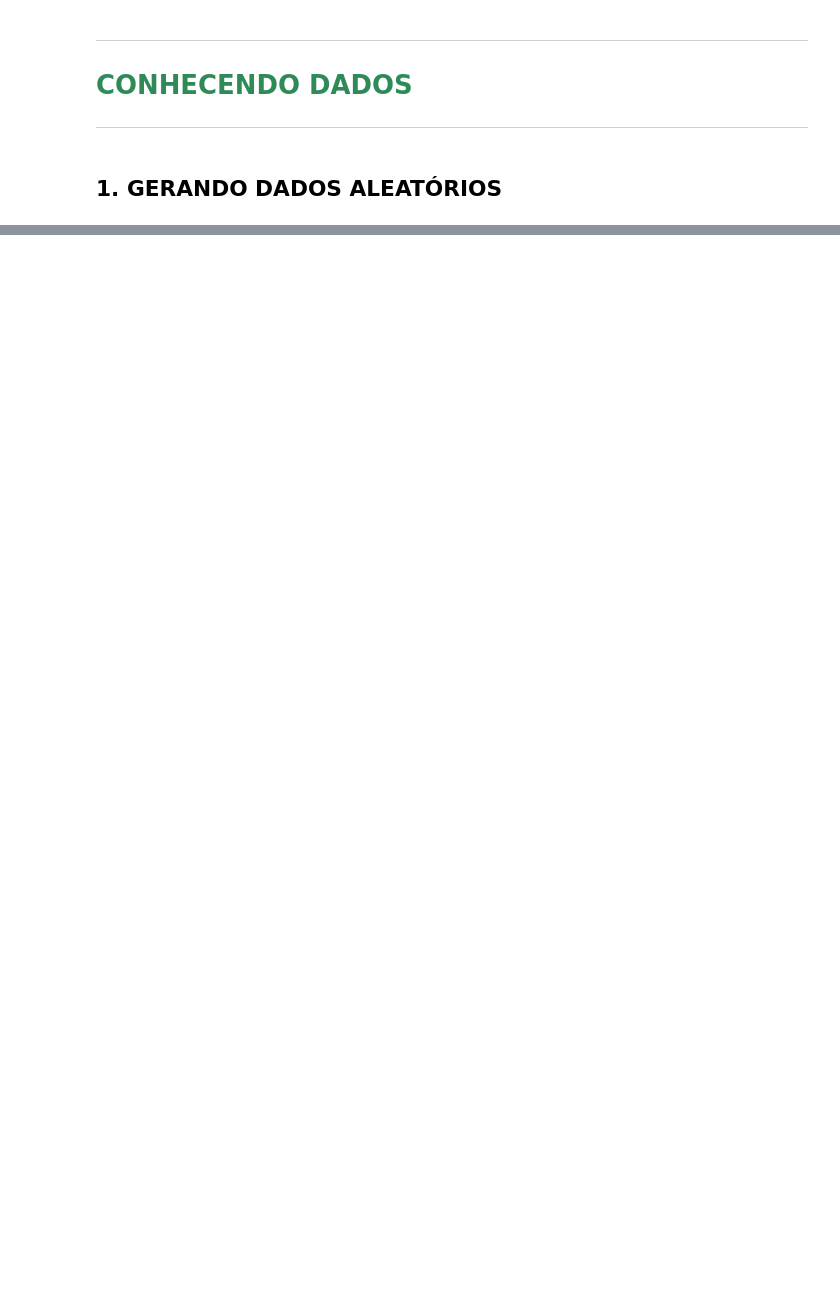
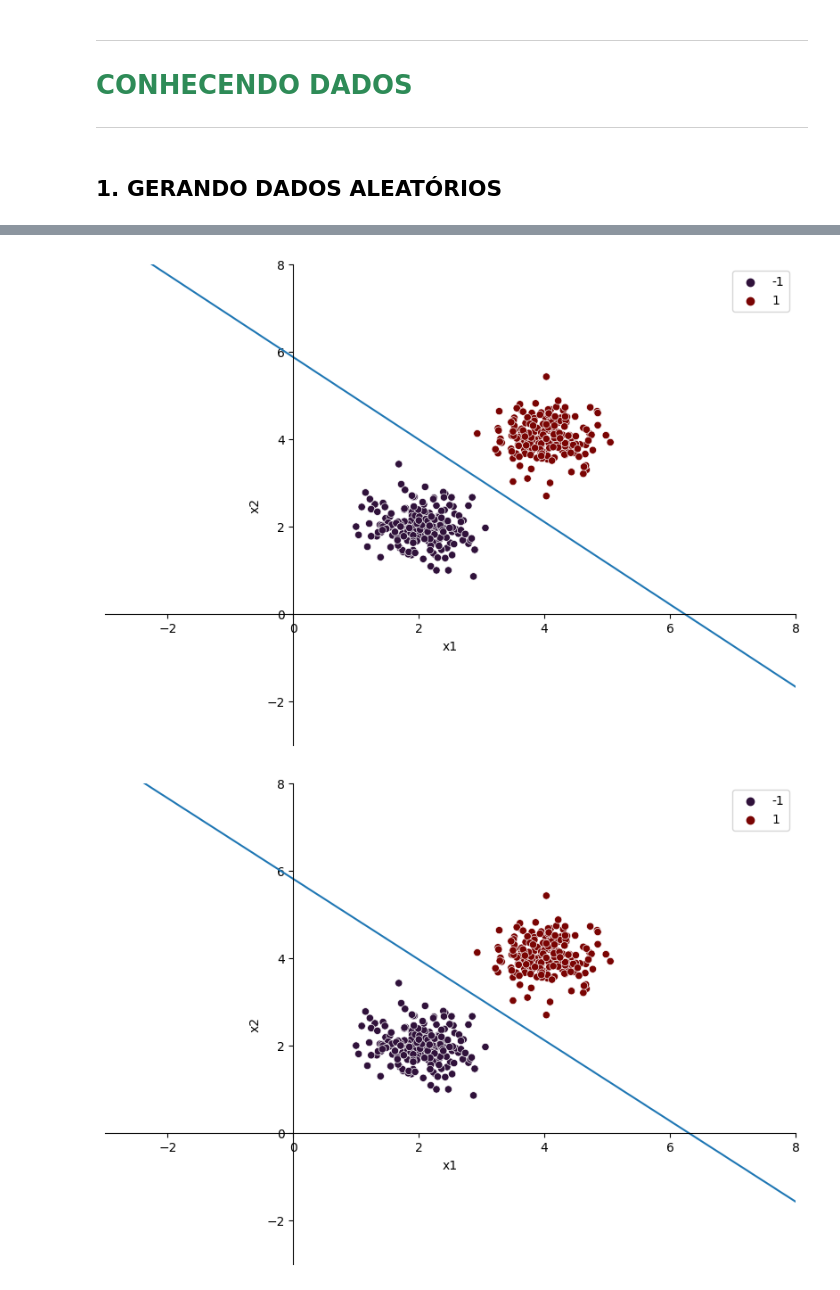
Before and after one commit to gstvortiz/redes-neurais-artificiais, a Jupyter notebook: Atividade 2/notebook.ipynb, the cells around one changed output, grey strips where cells are left out. Drawn from its saved outputs; the diff is of its cells as text; code cells hidden in the pictures; blank space fills up the shorter version.

```diff
--- a/Atividade 2/notebook.ipynb
+++ b/Atividade 2/notebook.ipynb
@@ -97,9 +54,0 @@ pd.DataFrame(W)
-# %%
-resultMatrix = pd.DataFrame()
-resultMatrix['X'] = [x for x in range(-10, 30, 1)]
-resultMatrix['Y'] = resultMatrix['X'].apply(lambda x: (-W[1]/W[2])*x - W[0]/W[2])
-
-ax = scatterplot(data = dados, x = 'X1', y = 'X2', hue = 'Y', figsize = (18, 12))
-ax = sns.lineplot(data = resultMatrix, x = 'X', y = 'Y')
-ax.set_title('Resolução Direta', fontsize = 30, pad = 20)
-ax.grid()
@@ -217,0 +55,11 @@ for kind in ['Perceptron', 'Adaline']:
+# %%
+class LeastSquares:
+    def __init__(self):
+        self.w = None
+
+    def fit(self, X, y):
+        self.w = np.linalg.pinv(X).dot(y)
+        return self.w
+
+    def predict(self, X):
+        return X.dot(self.w)
@@ -217,0 +102,15 @@ for kind in ['Perceptron', 'Adaline']:
+# %%
+def Scatter(data, w):
+    fig, ax = Figure().PlanoCartesiano()
+    x = np.linspace(ax.get_xlim()[0], ax.get_xlim()[1], 100)
+    y = (-w[1]*x-w[0])/w[2]
+    sns.scatterplot(data = data, x = 'x1', y = 'x2', hue = 'y', palette = 'turbo', ax = ax)
+    sns.lineplot(x = x, y = y)
+    plt.show()
+
+Neuronios = [LeastSquares(), Adaline(), Perceptron()]
+for Neuronio in Neuronios:
+    Scatter(dados, Neuronio.fit(X, y))
+# %% [output]
+[figure, added]
+[figure, added]
```
Also changed, not shown: parts of 24 cells of this notebook, 1 other file.
